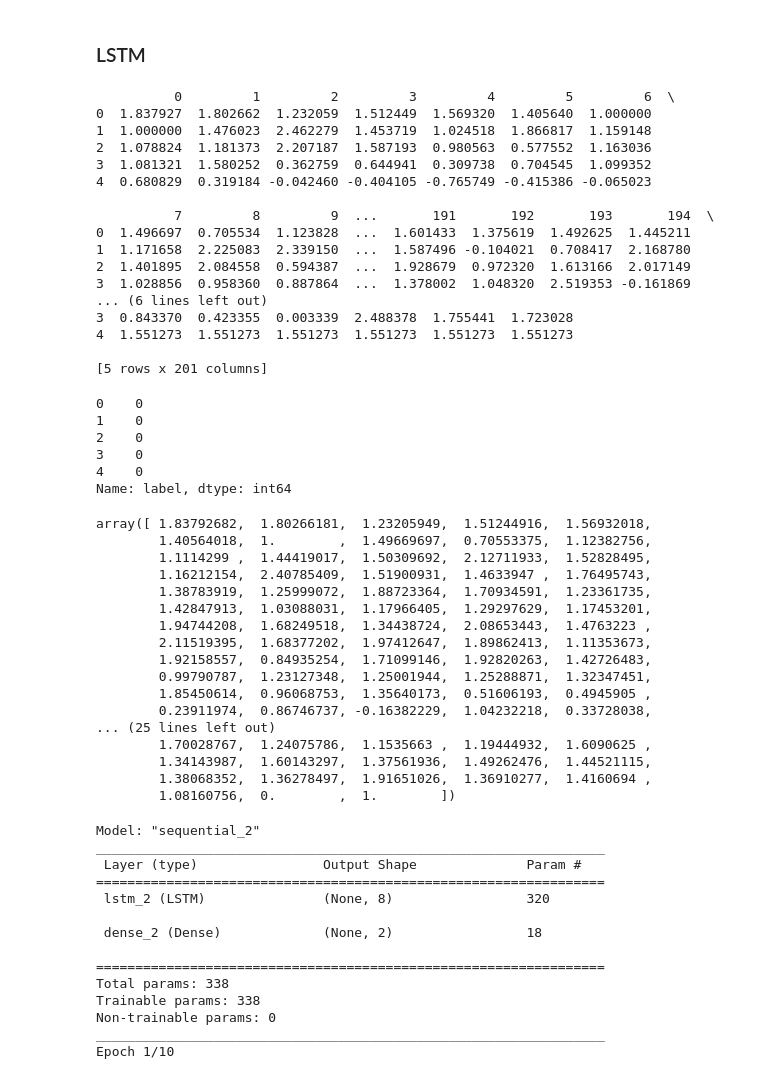
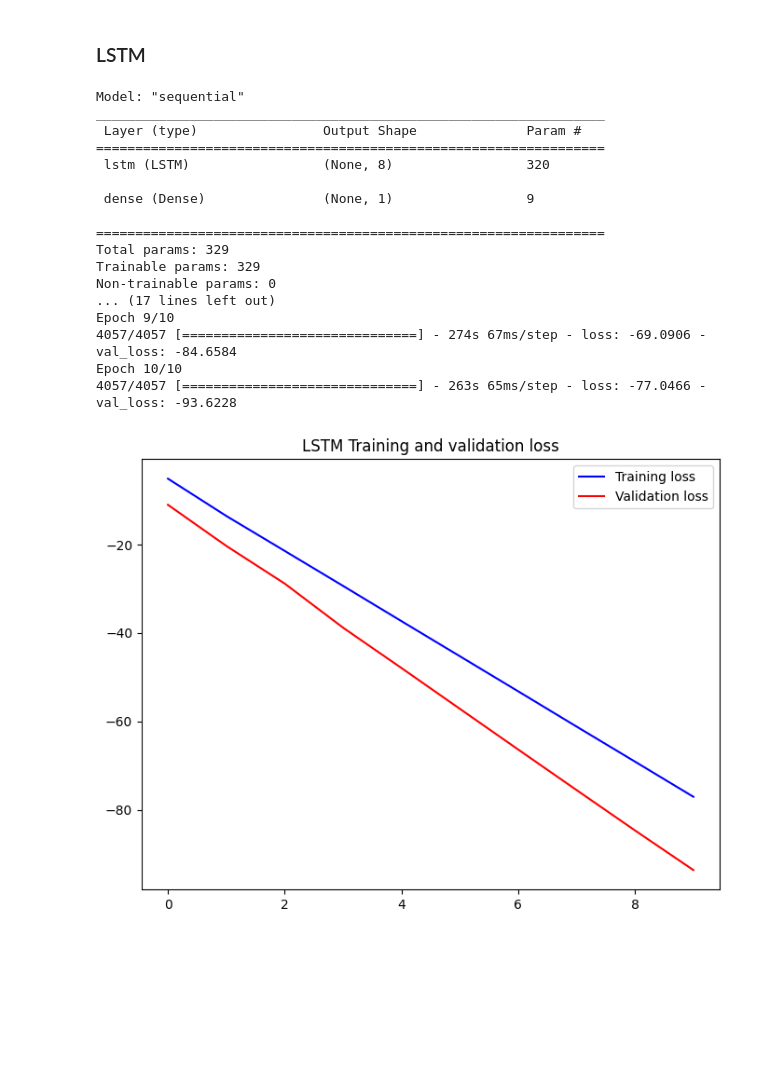
Before and after one commit to AlexCohenDambros/Exoplanet-Detection-Algorithm, a Jupyter notebook: machine_learning.ipynb, the cells around one changed output. Drawn from its saved outputs; the diff is of its cells as text; code cells hidden in the pictures; blank space fills up the shorter version.

Commit message:
fixing lstm

```diff
--- a/machine_learning.ipynb
+++ b/machine_learning.ipynb
@@ -48,5 +48,5 @@ CONFIRMED               2639           2429
 # %%
-target_map = {'CONFIRMED': 0, 'FALSE POSITIVE': 1}
+target_map = {'CONFIRMED': 1, 'FALSE POSITIVE': 0}
 local_view['label'] = local_view['label'].map(target_map)
 global_view['label'] = global_view['label'].map(target_map)
 # %% [markdown]
@@ -118,35 +118,6 @@ models_and_parameters_C = {
 # models.defining_classifiers(models_and_parameters_C, X_train_global, y_train_global, X_test_global, y_test_global, "global")
 # %% [markdown]
 ### LSTM
-# %%
-print(X_local.head())
-# %% [output]
-          0         1         2         3         4         5         6  \
-0  1.837927  1.802662  1.232059  1.512449  1.569320  1.405640  1.000000
-1  1.000000  1.476023  2.462279  1.453719  1.024518  1.866817  1.159148
-2  1.078824  1.181373  2.207187  1.587193  0.980563  0.577552  1.163036
-3  1.081321  1.580252  0.362759  0.644941  0.309738  0.704545  1.099352
-4  0.680829  0.319184 -0.042460 -0.404105 -0.765749 -0.415386 -0.065023
-
-          7         8         9  ...       191       192       193       194  \
-0  1.496697  0.705534  1.123828  ...  1.601433  1.375619  1.492625  1.445211
-1  1.171658  2.225083  2.339150  ...  1.587496 -0.104021  0.708417  2.168780
-2  1.401895  2.084558  0.594387  ...  1.928679  0.972320  1.613166  2.017149
-3  1.028856  0.958360  0.887864  ...  1.378002  1.048320  2.519353 -0.161869
-... (6 lines left out)
-3  0.843370  0.423355  0.003339  2.488378  1.755441  1.723028
-4  1.551273  1.551273  1.551273  1.551273  1.551273  1.551273
-
-[5 rows x 201 columns]
-# %%
-print(y_local.head())
-# %% [output]
-0    0
-1    0
-2    0
-3    0
-4    0
-Name: label, dtype: int64
 # %%
 # array list, no caso seria -> 201 instancias + label + 201 instancias + label + ...
 
@@ -169,54 +137,37 @@ X_train_local, X_test_local, y_train_local, y_test_local = X_train_local.values.
-# %%
-uni_data[:203]
-# %% [output]
-array([ 1.83792682,  1.80266181,  1.23205949,  1.51244916,  1.56932018,
-        1.40564018,  1.        ,  1.49669697,  0.70553375,  1.12382756,
-        1.1114299 ,  1.44419017,  1.50309692,  2.12711933,  1.52828495,
-        1.16212154,  2.40785409,  1.51900931,  1.4633947 ,  1.76495743,
-        1.38783919,  1.25999072,  1.88723364,  1.70934591,  1.23361735,
-        1.42847913,  1.03088031,  1.17966405,  1.29297629,  1.17453201,
-        1.94744208,  1.68249518,  1.34438724,  2.08653443,  1.4763223 ,
-        2.11519395,  1.68377202,  1.97412647,  1.89862413,  1.11353673,
-        1.92158557,  0.84935254,  1.71099146,  1.92820263,  1.42726483,
-        0.99790787,  1.23127348,  1.25001944,  1.25288871,  1.32347451,
-        1.85450614,  0.96068753,  1.35640173,  0.51606193,  0.4945905 ,
-        0.23911974,  0.86746737, -0.16382229,  1.04232218,  0.33728038,
-... (25 lines left out)
-        1.70028767,  1.24075786,  1.1535663 ,  1.19444932,  1.6090625 ,
-        1.34143987,  1.60143297,  1.37561936,  1.49262476,  1.44521115,
-        1.38068352,  1.36278497,  1.91651026,  1.36910277,  1.4160694 ,
-        1.08160756,  0.        ,  1.        ])
 # %%
-'''Tamanho da Janela do Historico'''
+'''History Window Size'''
 univariate_past_history = 201
 future = univariate_future_target = 1
 
 x_train_uni, y_train_uni = models.univariate_data(uni_data, 0, TRAIN_SPLIT,
                                         univariate_past_history,
                                         univariate_future_target)
 x_val_uni, y_val_uni = models.univariate_data(uni_data, TRAIN_SPLIT, None,
                                     univariate_past_history,
                                     univariate_future_target)
 
 
 # Test LSTM data local
-# models.method_LSTM(X_train_local, y_train_local, X_test_local, y_test_local, univariate_past_history, future)
 models.method_LSTM(x_train_uni, y_train_uni, x_val_uni, y_val_uni, univariate_past_history, future)
 
 # Test LSTM data global
 # models.method_LSTM(x_train_uni, y_train_uni, x_val_uni, y_val_uni)
 # %% [output]
-Model: "sequential_2"
+Model: "sequential"
 _________________________________________________________________
  Layer (type)                Output Shape              Param #
 =================================================================
- lstm_2 (LSTM)               (None, 8)                 320
+ lstm (LSTM)                 (None, 8)                 320
 
- dense_2 (Dense)             (None, 2)                 18
+ dense (Dense)               (None, 1)                 9
 
 =================================================================
-Total params: 338
-Trainable params: 338
+Total params: 329
+Trainable params: 329
 Non-trainable params: 0
-_________________________________________________________________
-Epoch 1/10
+... (17 lines left out)
+Epoch 9/10
+4057/4057 [==============================] - 274s 67ms/step - loss: -69.0906 - val_loss: -84.6584
+Epoch 10/10
+4057/4057 [==============================] - 263s 65ms/step - loss: -77.0466 - val_loss: -93.6228
+[figure, added]
```
Also changed, not shown: parts of 3 cells of this notebook, 2 other files.
